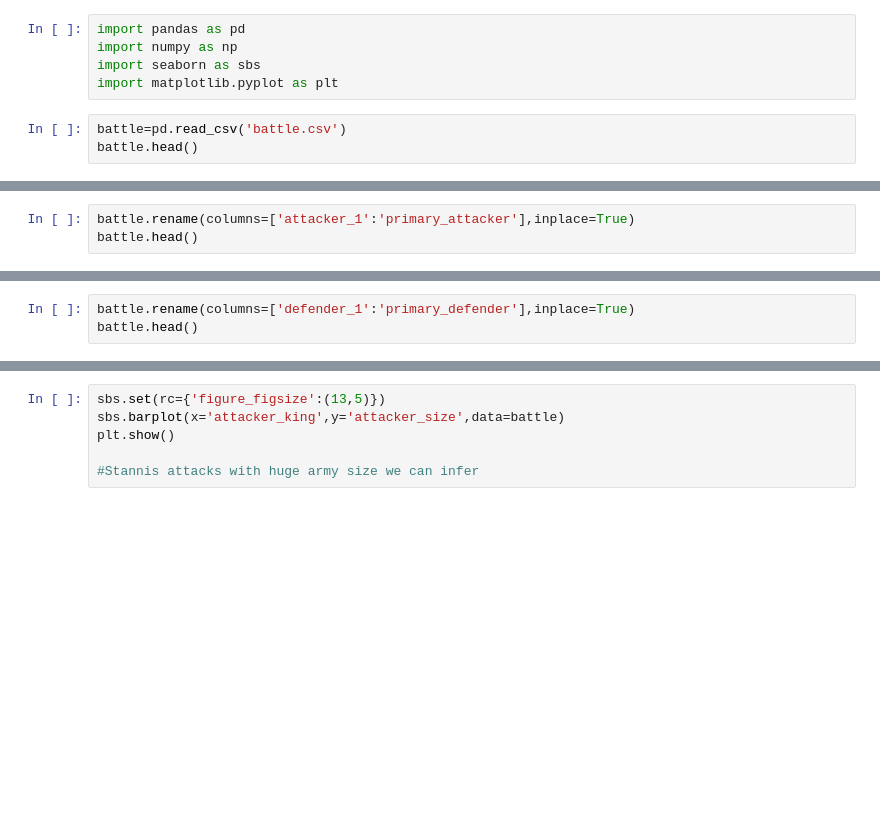
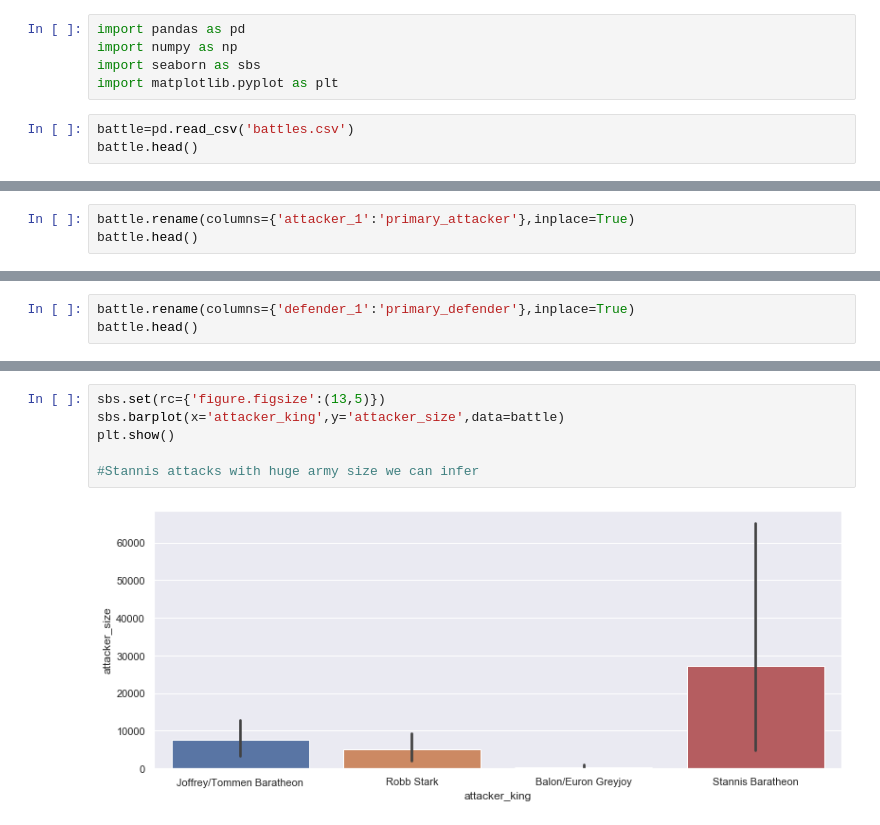
Before and after one commit to Harshit22-terabyte/GAme-of-thrones-analysis, a Jupyter notebook: Game of thrones Analysis with Python.ipynb, the cells around one changed output, grey strips where cells are left out. Saved outputs shown, nothing was run; the diff lists cells and outputs as text; blank space fills up the shorter version.

```diff
--- a/Game of thrones Analysis with Python.ipynb
+++ b/Game of thrones Analysis with Python.ipynb
@@ -4,5 +4,5 @@ import numpy as np
 import seaborn as sbs
 import matplotlib.pyplot as plt
 # %%
-battle=pd.read_csv('battle.csv')
+battle=pd.read_csv('battles.csv')
 battle.head()
@@ -11,3 +21,3 @@ battle.shape
 # %%
-battle.rename(columns=['attacker_1':'primary_attacker'],inplace=True)
+battle.rename(columns={'attacker_1':'primary_attacker'},inplace=True)
 battle.head()
@@ -14,3 +32,3 @@ battle.head()
 # %%
-battle.rename(columns=['defender_1':'primary_defender'],inplace=True)
+battle.rename(columns={'defender_1':'primary_defender'},inplace=True)
 battle.head()
@@ -21,7 +71,9 @@ battle['location'].value_counts()
 # %%
-sbs.set(rc={'figure_figsize':(13,5)})
+sbs.set(rc={'figure.figsize':(13,5)})
 sbs.barplot(x='attacker_king',y='attacker_size',data=battle)
 plt.show()
 
 #Stannis attacks with huge army size we can infer
+# %% [output]
+[figure, added]
 # %%
```
Also changed, not shown: parts of 13 cells of this notebook.
